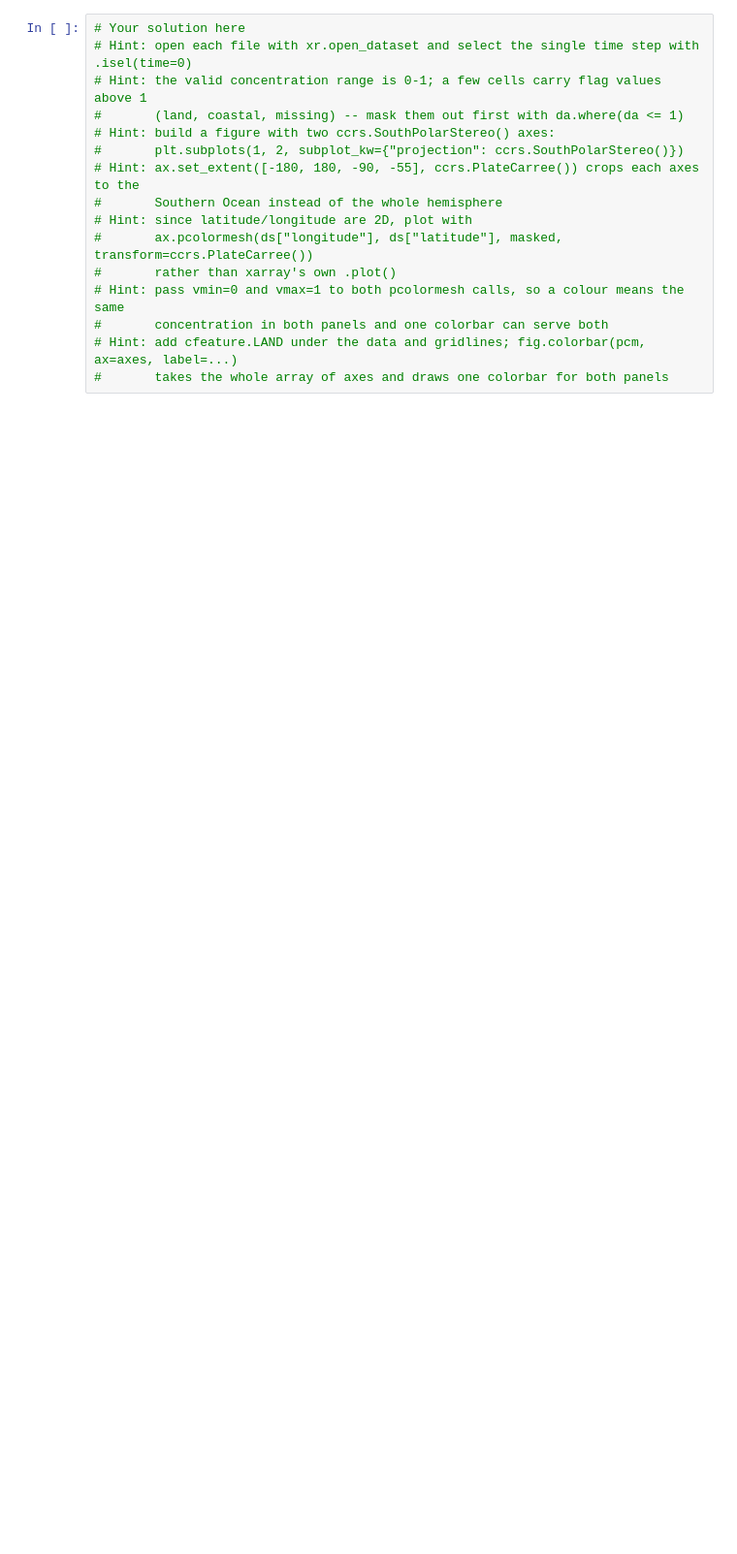
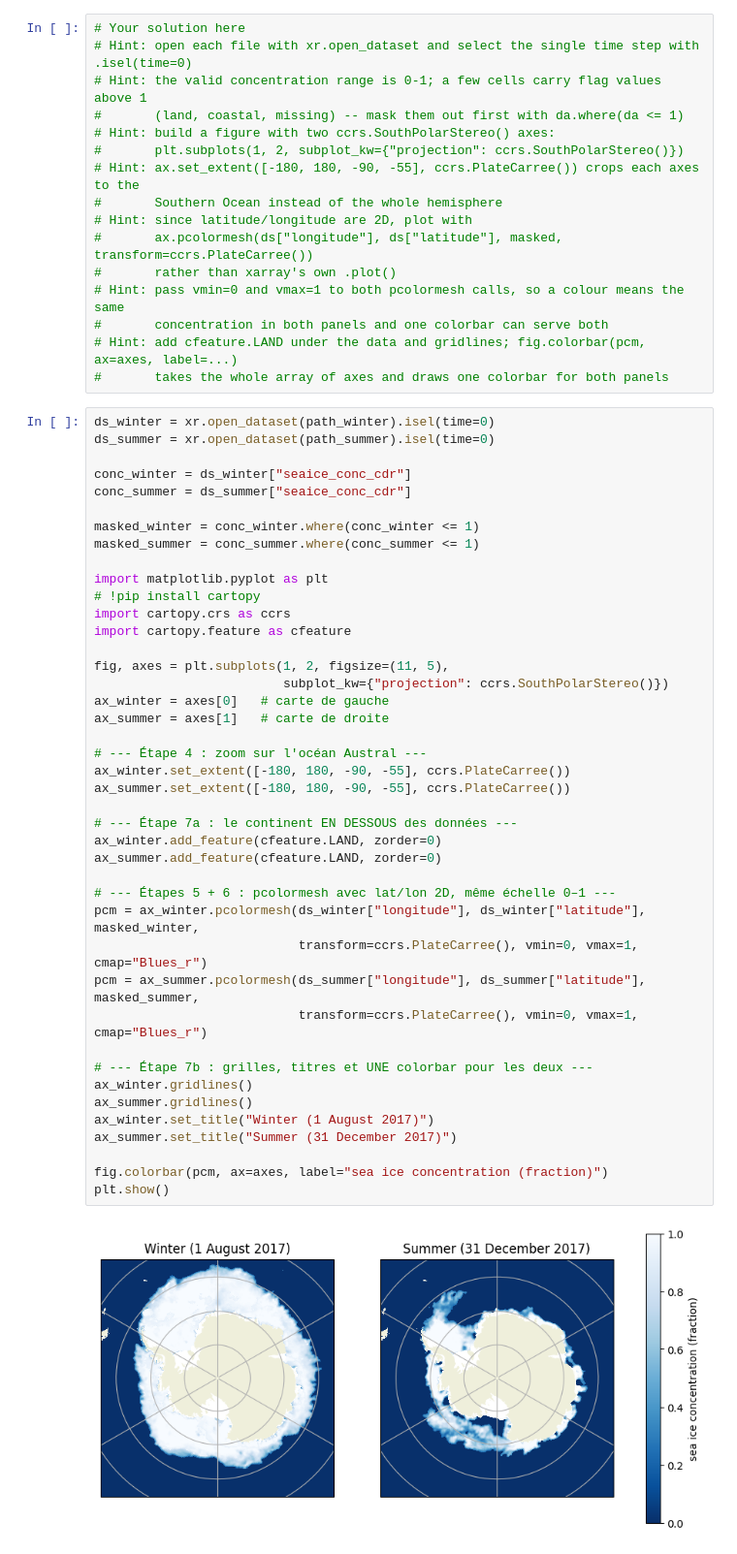
Before and after one commit to louisbetrisey/2026_Intro_Python, a Jupyter notebook: 1.4-matplotlib-and-xarray-environmental-exercises.ipynb, the cells around one changed output. Shown at 97% size. Drawn from its saved outputs; the diff is of its cells as text; blank space fills up the shorter version.

```diff
--- a/1.4-matplotlib-and-xarray-environmental-exercises.ipynb
+++ b/1.4-matplotlib-and-xarray-environmental-exercises.ipynb
@@ -204,6 +296,50 @@ path_summer = pooch.retrieve(
 #       concentration in both panels and one colorbar can serve both
 # Hint: add cfeature.LAND under the data and gridlines; fig.colorbar(pcm, ax=axes, label=...)
 #       takes the whole array of axes and draws one colorbar for both panels
+# %%
+ds_winter = xr.open_dataset(path_winter).isel(time=0)
+ds_summer = xr.open_dataset(path_summer).isel(time=0)
+
+conc_winter = ds_winter["seaice_conc_cdr"]
+conc_summer = ds_summer["seaice_conc_cdr"]
+
+masked_winter = conc_winter.where(conc_winter <= 1)
+masked_summer = conc_summer.where(conc_summer <= 1)
+
+import matplotlib.pyplot as plt
+# !pip install cartopy
+import cartopy.crs as ccrs
+import cartopy.feature as cfeature
+
+fig, axes = plt.subplots(1, 2, figsize=(11, 5),
+                         subplot_kw={"projection": ccrs.SouthPolarStereo()})
+ax_winter = axes[0]   # carte de gauche
+ax_summer = axes[1]   # carte de droite
+
+# --- Étape 4 : zoom sur l'océan Austral ---
+ax_winter.set_extent([-180, 180, -90, -55], ccrs.PlateCarree())
+ax_summer.set_extent([-180, 180, -90, -55], ccrs.PlateCarree())
+
+# --- Étape 7a : le continent EN DESSOUS des données ---
+ax_winter.add_feature(cfeature.LAND, zorder=0)
+ax_summer.add_feature(cfeature.LAND, zorder=0)
+
+# --- Étapes 5 + 6 : pcolormesh avec lat/lon 2D, même échelle 0–1 ---
+pcm = ax_winter.pcolormesh(ds_winter["longitude"], ds_winter["latitude"], masked_winter,
+                           transform=ccrs.PlateCarree(), vmin=0, vmax=1, cmap="Blues_r")
+pcm = ax_summer.pcolormesh(ds_summer["longitude"], ds_summer["latitude"], masked_summer,
+                           transform=ccrs.PlateCarree(), vmin=0, vmax=1, cmap="Blues_r")
+
+# --- Étape 7b : grilles, titres et UNE colorbar pour les deux ---
+ax_winter.gridlines()
+ax_summer.gridlines()
+ax_winter.set_title("Winter (1 August 2017)")
+ax_summer.set_title("Summer (31 December 2017)")
+
+fig.colorbar(pcm, ax=axes, label="sea ice concentration (fraction)")
+plt.show()
+# %% [output]
+[figure, added]
 # %% [markdown]
 ## Exercise 5: The 2014 earthquakes over North America
 
```
Also changed, not shown: parts of 10 cells of this notebook.
